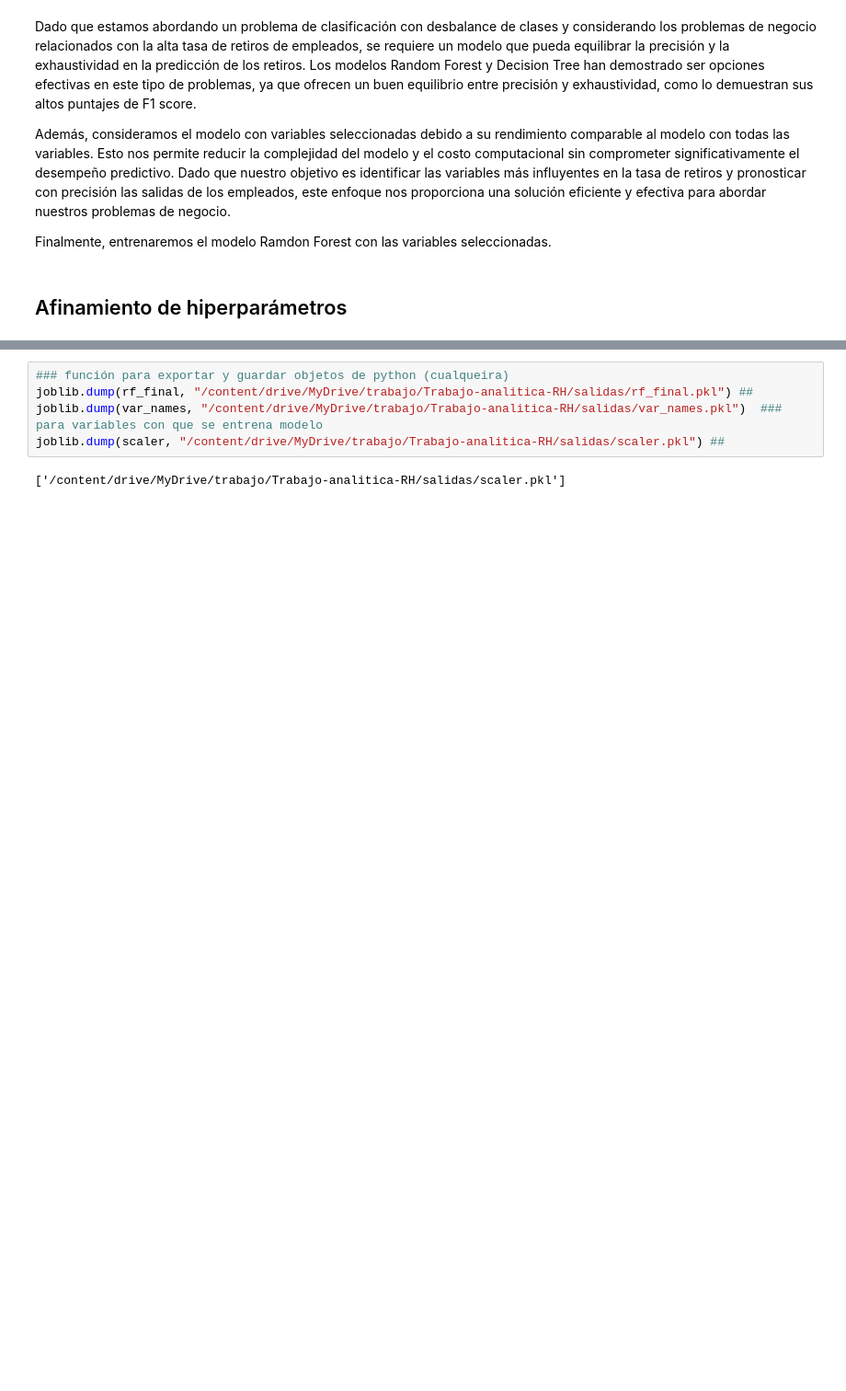
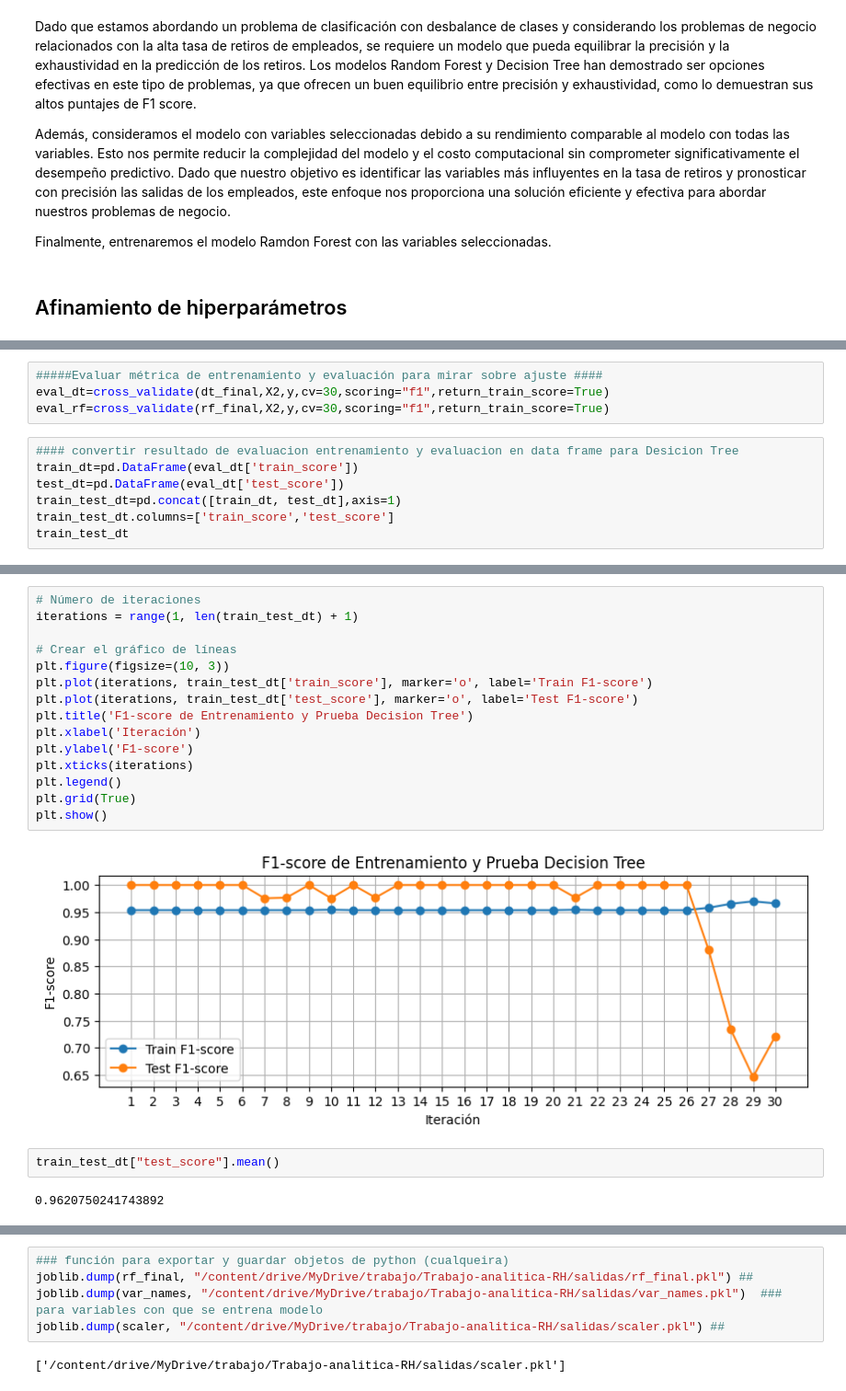
Before and after one commit to Laurahg22/Trabajo-analitica-RH, a Jupyter notebook: d_modelos.ipynb, the cells around one changed output, grey strips where cells are left out. Shown: that part at 92% size. Cells and saved outputs as stored; diff of their text form; blank space fills up the shorter version.

```diff
--- a/d_modelos.ipynb
+++ b/d_modelos.ipynb
@@ -243,0 +295,11 @@ rf_final=tun_rf.best_estimator_
+# %%
+#####Evaluar métrica de entrenamiento y evaluación para mirar sobre ajuste ####
+eval_dt=cross_validate(dt_final,X2,y,cv=30,scoring="f1",return_train_score=True)
+eval_rf=cross_validate(rf_final,X2,y,cv=30,scoring="f1",return_train_score=True)
+# %%
+#### convertir resultado de evaluacion entrenamiento y evaluacion en data frame para Desicion Tree
+train_dt=pd.DataFrame(eval_dt['train_score'])
+test_dt=pd.DataFrame(eval_dt['test_score'])
+train_test_dt=pd.concat([train_dt, test_dt],axis=1)
+train_test_dt.columns=['train_score','test_score']
+train_test_dt
@@ -243,0 +324,21 @@ rf_final=tun_rf.best_estimator_
+# %%
+# Número de iteraciones
+iterations = range(1, len(train_test_dt) + 1)
+
+# Crear el gráfico de líneas
+plt.figure(figsize=(10, 3))
+plt.plot(iterations, train_test_dt['train_score'], marker='o', label='Train F1-score')
+plt.plot(iterations, train_test_dt['test_score'], marker='o', label='Test F1-score')
+plt.title('F1-score de Entrenamiento y Prueba Decision Tree')
+plt.xlabel('Iteración')
+plt.ylabel('F1-score')
+plt.xticks(iterations)
+plt.legend()
+plt.grid(True)
+plt.show()
+# %% [output]
+[figure, added]
+# %%
+train_test_dt["test_score"].mean()
+# %% [output]
+0.9620750241743892
```
Also changed, not shown: parts of 22 cells of this notebook.
